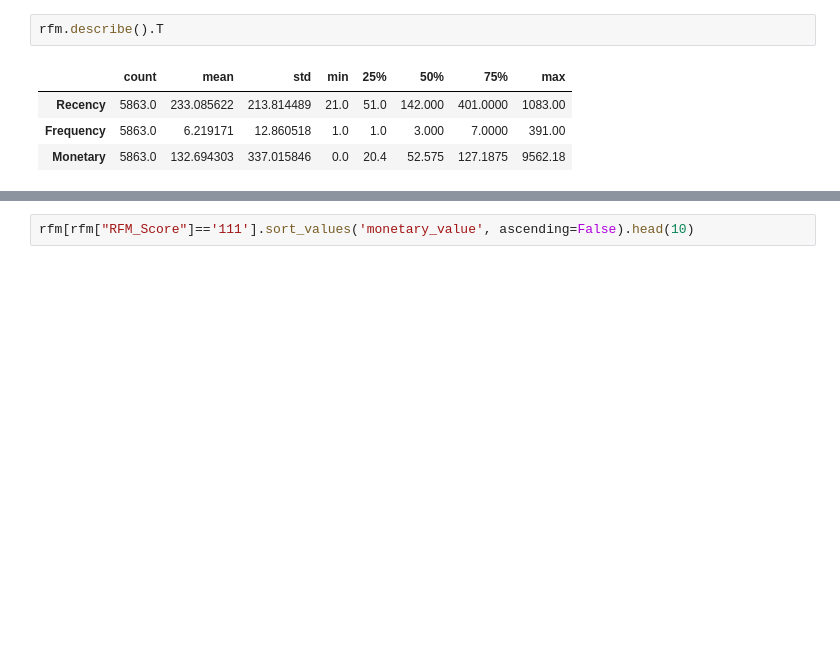
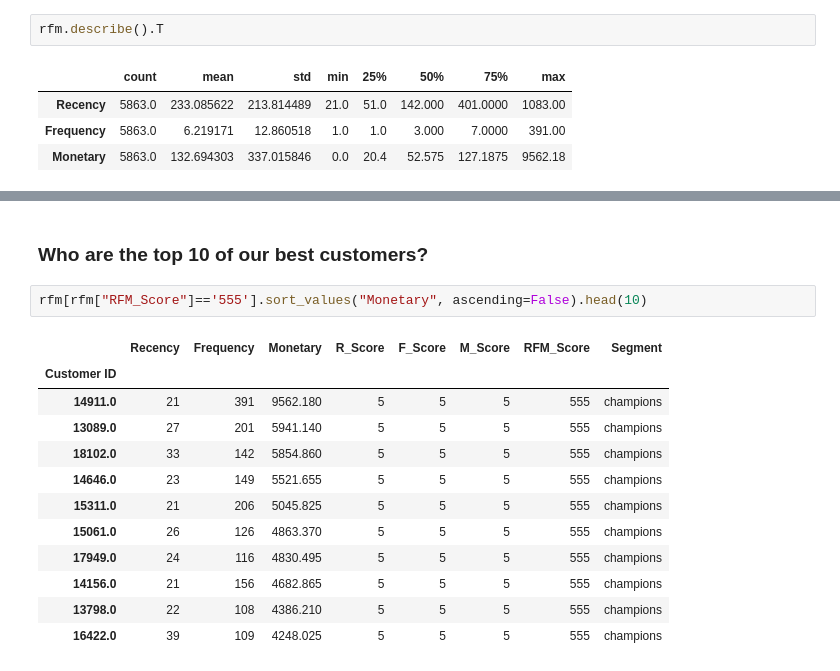
Before and after one commit to emirhansilsupur/CRM-Analytics, a Jupyter notebook: online_retail_for_rfm.ipynb, the cells around one changed output, grey strips where cells are left out. Cells and saved outputs as stored; diff of their text form; blank space fills up the shorter version.

```diff
--- a/online_retail_for_rfm.ipynb
+++ b/online_retail_for_rfm.ipynb
@@ -255,2 +253,17 @@ rfm.head()
+# %% [markdown]
+### Who are the top 10 of our best customers?
 # %%
-rfm[rfm["RFM_Score"]=='111'].sort_values('monetary_value', ascending=False).head(10)
+rfm[rfm["RFM_Score"]=='555'].sort_values("Monetary", ascending=False).head(10)
+# %% [output]
+|  | Recency | Frequency | Monetary | R_Score | F_Score | M_Score | RFM_Score | Segment |
+| Customer ID |  |  |  |  |  |  |  |  |
+| 14911.0 | 21 | 391 | 9562.180 | 5 | 5 | 5 | 555 | champions |
+| 13089.0 | 27 | 201 | 5941.140 | 5 | 5 | 5 | 555 | champions |
+| 18102.0 | 33 | 142 | 5854.860 | 5 | 5 | 5 | 555 | champions |
+| 14646.0 | 23 | 149 | 5521.655 | 5 | 5 | 5 | 555 | champions |
+| 15311.0 | 21 | 206 | 5045.825 | 5 | 5 | 5 | 555 | champions |
+| 15061.0 | 26 | 126 | 4863.370 | 5 | 5 | 5 | 555 | champions |
+| 17949.0 | 24 | 116 | 4830.495 | 5 | 5 | 5 | 555 | champions |
+| 14156.0 | 21 | 156 | 4682.865 | 5 | 5 | 5 | 555 | champions |
+| 13798.0 | 22 | 108 | 4386.210 | 5 | 5 | 5 | 555 | champions |
+| 16422.0 | 39 | 109 | 4248.025 | 5 | 5 | 5 | 555 | champions |
```
Also changed, not shown: parts of 3 cells of this notebook.
